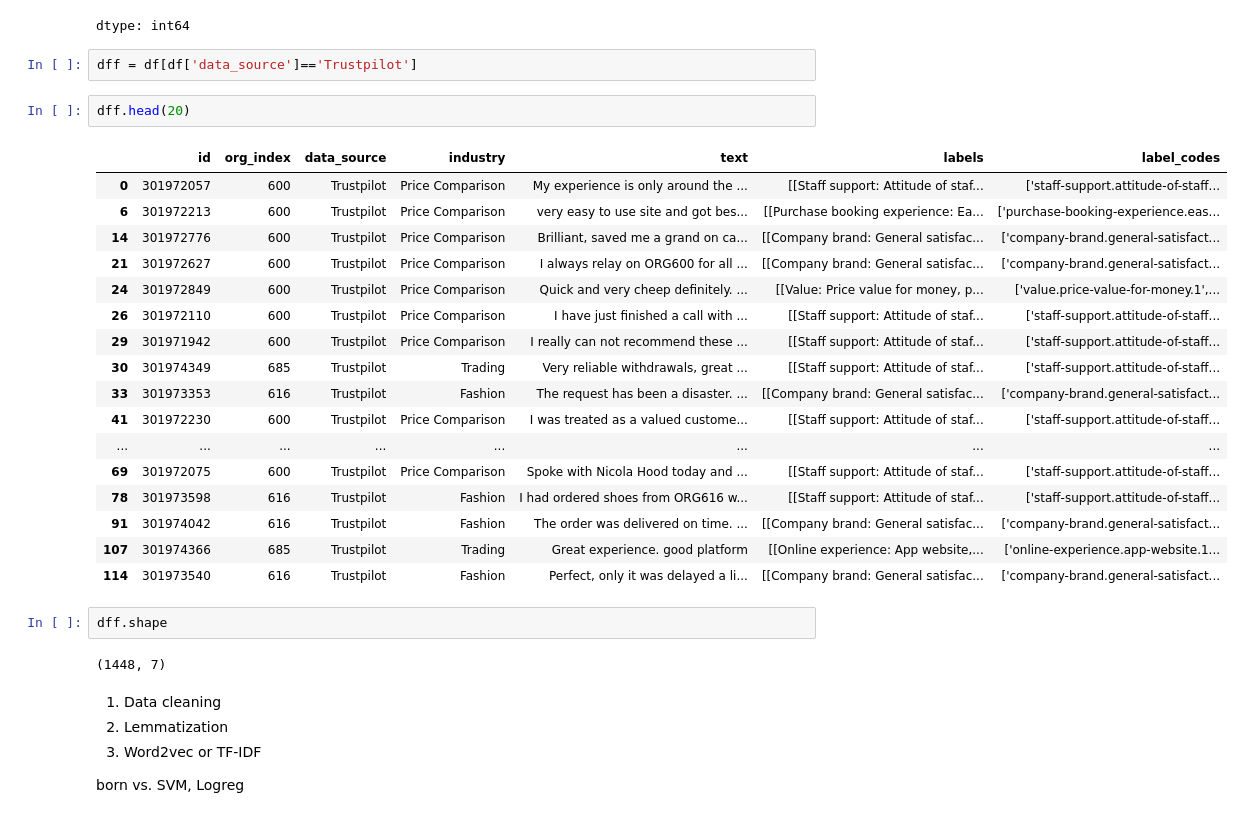
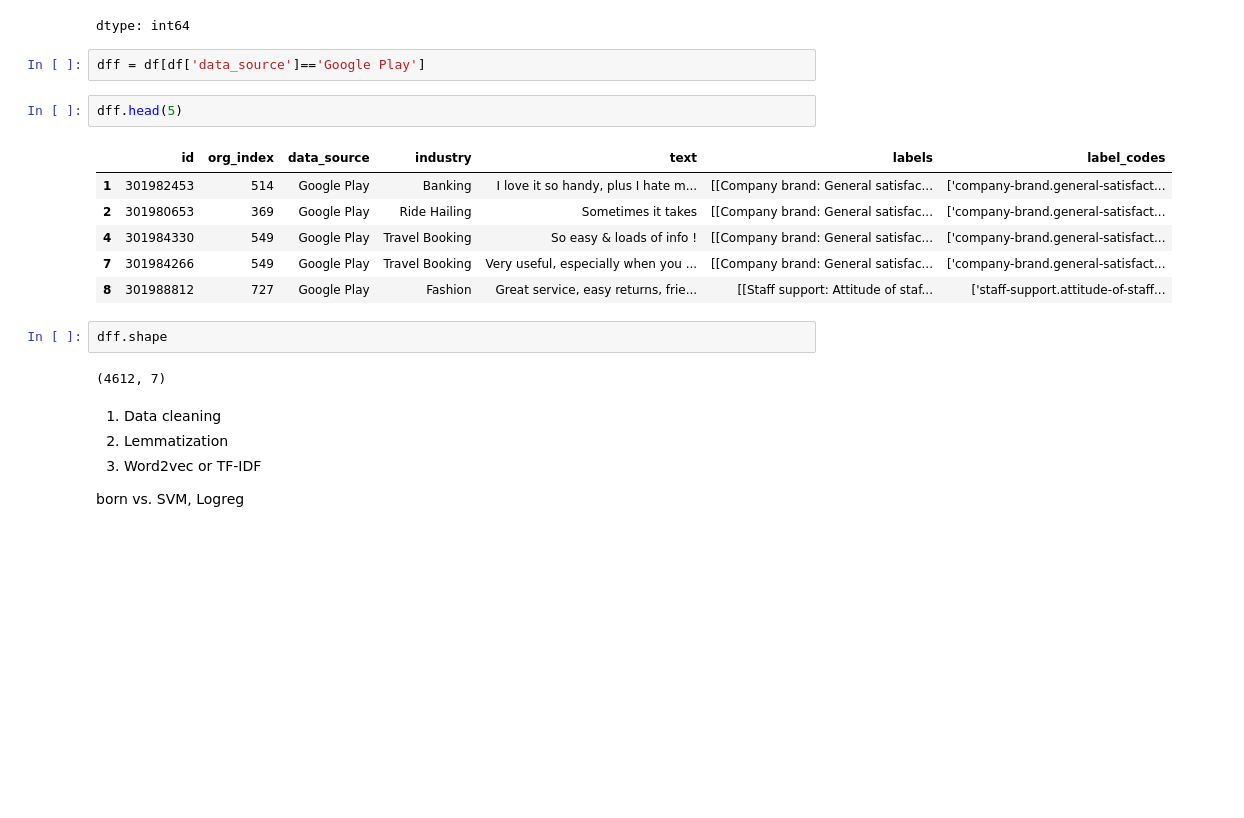
Before and after one commit to arina19-2000/unimi, a Jupyter notebook: ABSA/textsent.ipynb, the cells around one changed output. Drawn from its saved outputs; the diff is of its cells as text; blank space fills up the shorter version.

```diff
--- a/ABSA/textsent.ipynb
+++ b/ABSA/textsent.ipynb
@@ -114,31 +93,20 @@ df['industry'].value_counts()
 | Streaming | 79 |
 dtype: int64
 # %%
-dff = df[df['data_source']=='Trustpilot']
+dff = df[df['data_source']=='Google Play']
 # %%
-dff.head(20)
+dff.head(5)
 # %% [output]
 |  | id | org_index | data_source | industry | text | labels | label_codes |
-| 0 | 301972057 | 600 | Trustpilot | Price Comparison | My experience is only around the ... | [[Staff support: Attitude of staf... | ['staff-support.attitude-of-staff... |
-| 6 | 301972213 | 600 | Trustpilot | Price Comparison | very easy to use site and got bes... | [[Purchase booking experience: Ea... | ['purchase-booking-experience.eas... |
-| 14 | 301972776 | 600 | Trustpilot | Price Comparison | Brilliant, saved me a grand on ca... | [[Company brand: General satisfac... | ['company-brand.general-satisfact... |
-| 21 | 301972627 | 600 | Trustpilot | Price Comparison | I always relay on ORG600 for all ... | [[Company brand: General satisfac... | ['company-brand.general-satisfact... |
-| 24 | 301972849 | 600 | Trustpilot | Price Comparison | Quick and very cheep definitely. ... | [[Value: Price value for money, p... | ['value.price-value-for-money.1',... |
-| 26 | 301972110 | 600 | Trustpilot | Price Comparison | I have just finished a call with ... | [[Staff support: Attitude of staf... | ['staff-support.attitude-of-staff... |
-| 29 | 301971942 | 600 | Trustpilot | Price Comparison | I really can not recommend these ... | [[Staff support: Attitude of staf... | ['staff-support.attitude-of-staff... |
-| 30 | 301974349 | 685 | Trustpilot | Trading | Very reliable withdrawals, great ... | [[Staff support: Attitude of staf... | ['staff-support.attitude-of-staff... |
-| 33 | 301973353 | 616 | Trustpilot | Fashion | The request has been a disaster. ... | [[Company brand: General satisfac... | ['company-brand.general-satisfact... |
-| 41 | 301972230 | 600 | Trustpilot | Price Comparison | I was treated as a valued custome... | [[Staff support: Attitude of staf... | ['staff-support.attitude-of-staff... |
-| ... | ... | ... | ... | ... | ... | ... | ... |
-| 69 | 301972075 | 600 | Trustpilot | Price Comparison | Spoke with Nicola Hood today and ... | [[Staff support: Attitude of staf... | ['staff-support.attitude-of-staff... |
-| 78 | 301973598 | 616 | Trustpilot | Fashion | I had ordered shoes from ORG616 w... | [[Staff support: Attitude of staf... | ['staff-support.attitude-of-staff... |
-| 91 | 301974042 | 616 | Trustpilot | Fashion | The order was delivered on time. ... | [[Company brand: General satisfac... | ['company-brand.general-satisfact... |
-| 107 | 301974366 | 685 | Trustpilot | Trading | Great experience. good platform | [[Online experience: App website,... | ['online-experience.app-website.1... |
-| 114 | 301973540 | 616 | Trustpilot | Fashion | Perfect, only it was delayed a li... | [[Company brand: General satisfac... | ['company-brand.general-satisfact... |
+| 1 | 301982453 | 514 | Google Play | Banking | I love it so handy, plus I hate m... | [[Company brand: General satisfac... | ['company-brand.general-satisfact... |
+| 2 | 301980653 | 369 | Google Play | Ride Hailing | Sometimes it takes | [[Company brand: General satisfac... | ['company-brand.general-satisfact... |
+| 4 | 301984330 | 549 | Google Play | Travel Booking | So easy & loads of info ! | [[Company brand: General satisfac... | ['company-brand.general-satisfact... |
+| 7 | 301984266 | 549 | Google Play | Travel Booking | Very useful, especially when you ... | [[Company brand: General satisfac... | ['company-brand.general-satisfact... |
+| 8 | 301988812 | 727 | Google Play | Fashion | Great service, easy returns, frie... | [[Staff support: Attitude of staf... | ['staff-support.attitude-of-staff... |
 # %%
 dff.shape
 # %% [output]
-(1448, 7)
+(4612, 7)
 # %% [markdown]
 1. Data cleaning
 2. Lemmatization
```
Also changed, not shown: parts of 38 cells of this notebook.
